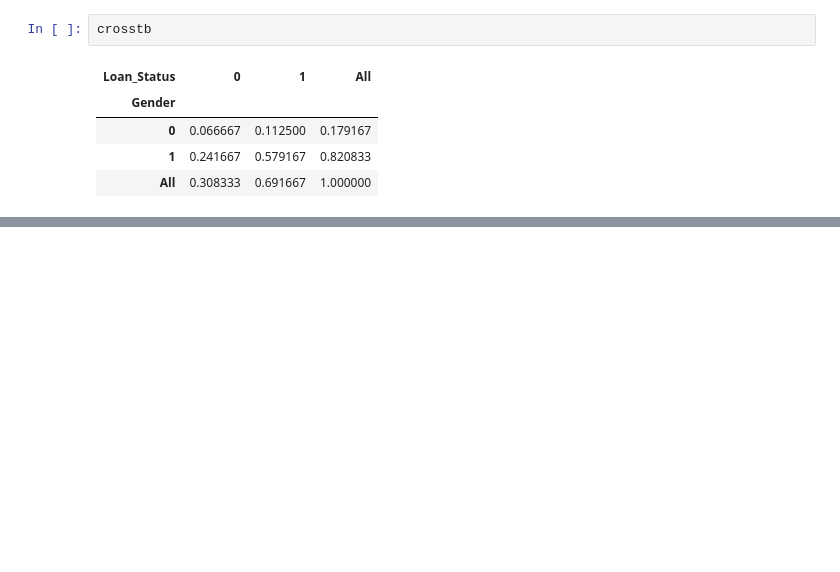
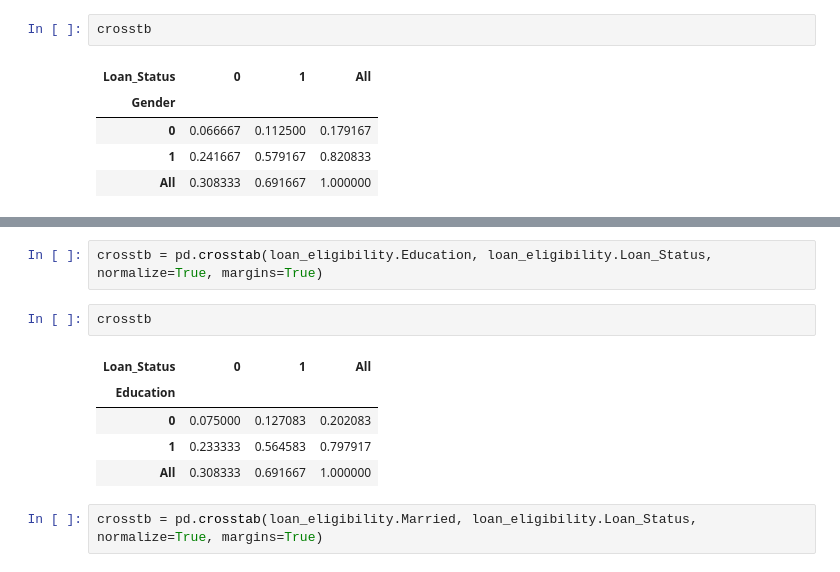
Before and after one commit to loughjo/ProgDataAnalysis-Project, a Jupyter notebook: ProgDataAnalysisProject.ipynb, the cells around one changed output, grey strips where cells are left out. Drawn from its saved outputs; the diff is of its cells as text; blank space fills up the shorter version.

```diff
--- a/ProgDataAnalysisProject.ipynb
+++ b/ProgDataAnalysisProject.ipynb
@@ -696,0 +698,12 @@ pl = crosstb.plot(kind="bar", stacked=True, rot=0)
+# %%
+crosstb = pd.crosstab(loan_eligibility.Education, loan_eligibility.Loan_Status, normalize=True, margins=True)
+# %%
+crosstb
+# %% [output]
+| Loan_Status | 0 | 1 | All |
+| Education |  |  |  |
+| 0 | 0.075000 | 0.127083 | 0.202083 |
+| 1 | 0.233333 | 0.564583 | 0.797917 |
+| All | 0.308333 | 0.691667 | 1.000000 |
+# %%
+crosstb = pd.crosstab(loan_eligibility.Married, loan_eligibility.Loan_Status, normalize=True, margins=True)
```
Also changed, not shown: parts of 38 cells of this notebook.
